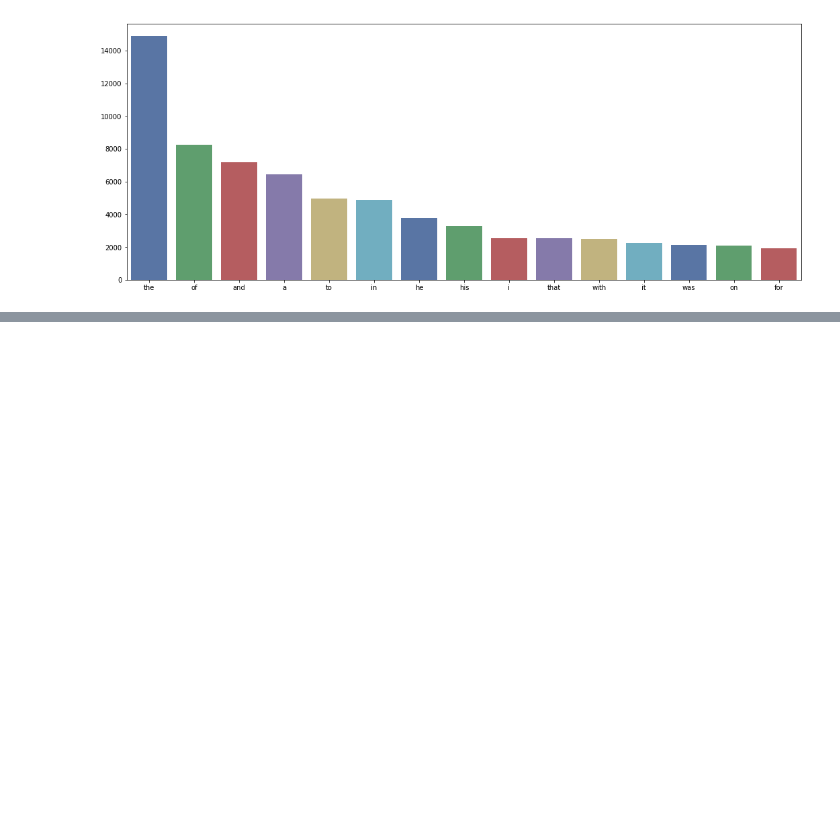
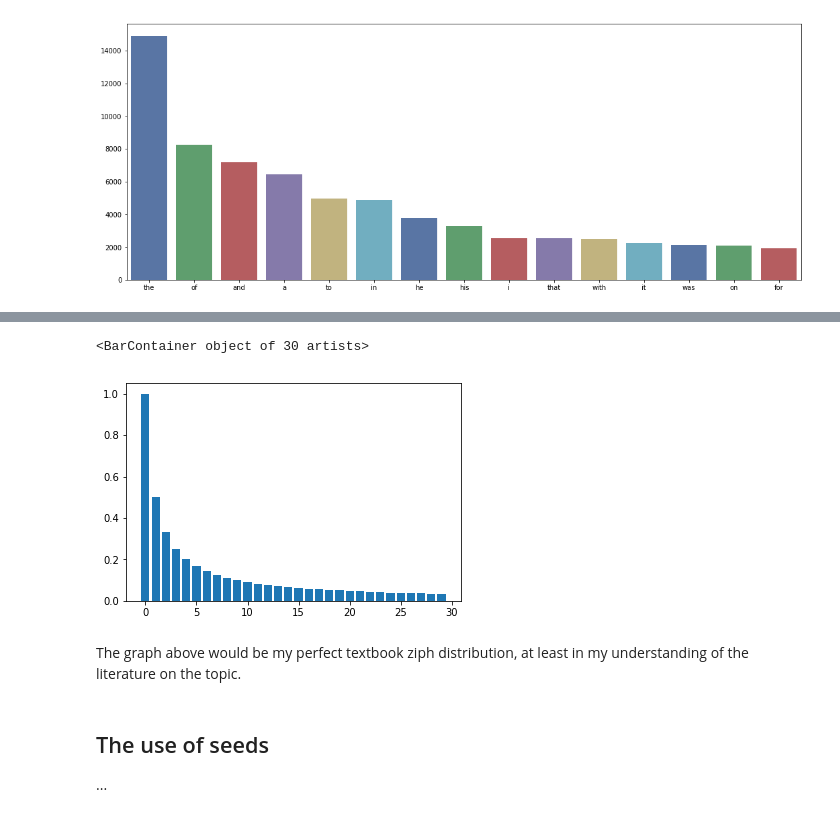
Before and after one commit to G00364778/52465_assignments, a Jupyter notebook: The_Python_numpy.random_package.ipynb, the cells around one changed output, grey strips where cells are left out. Cells and saved outputs as stored; diff of their text form; code cells hidden in the pictures; blank space fills up the shorter version.

```diff
--- a/The_Python_numpy.random_package.ipynb
+++ b/The_Python_numpy.random_package.ipynb
@@ -288,0 +310,19 @@ So really the big takeaway from this exercise in testing distributions is that t
+# %%
+import numpy.random as rnd
+import numpy as np
+import matplotlib.pyplot as pl
+%matplotlib inline
+
+sz=[1/i for i in range(1,31)] # 1/1,1/2,1/3 ...
+# %%
+idx=np.arange(len(sz))
+pl.bar(idx,sz)
+# %% [output]
+<BarContainer object of 30 artists>
+[figure, added]
+# %% [markdown]
+The graph above would be my perfect textbook ziph distribution, at least in my understanding of the literature on the topic.
+# %% [markdown]
+## The use of seeds
+
+...
```
Also changed, not shown: parts of 11 cells of this notebook, 1 other file.
